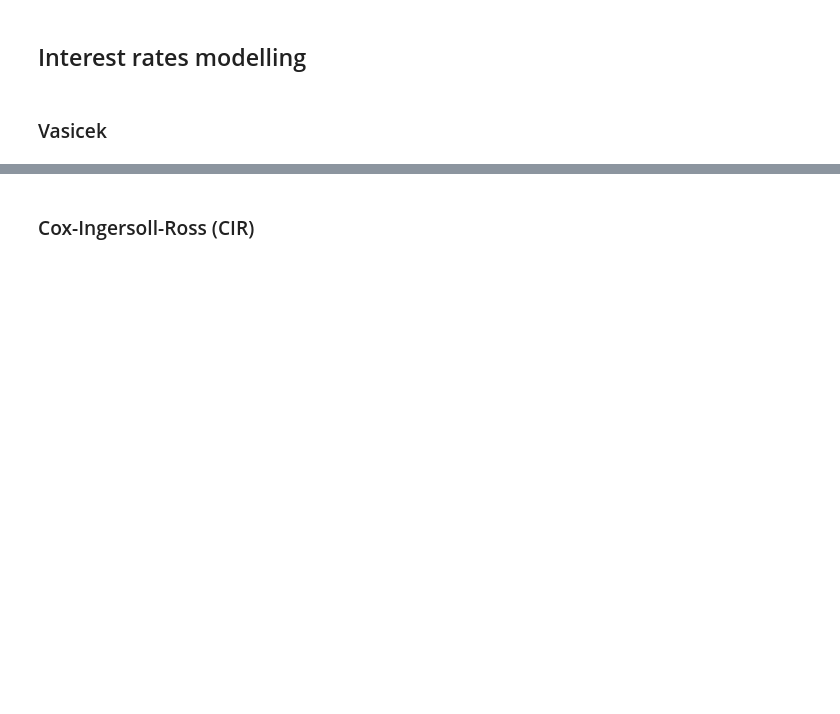
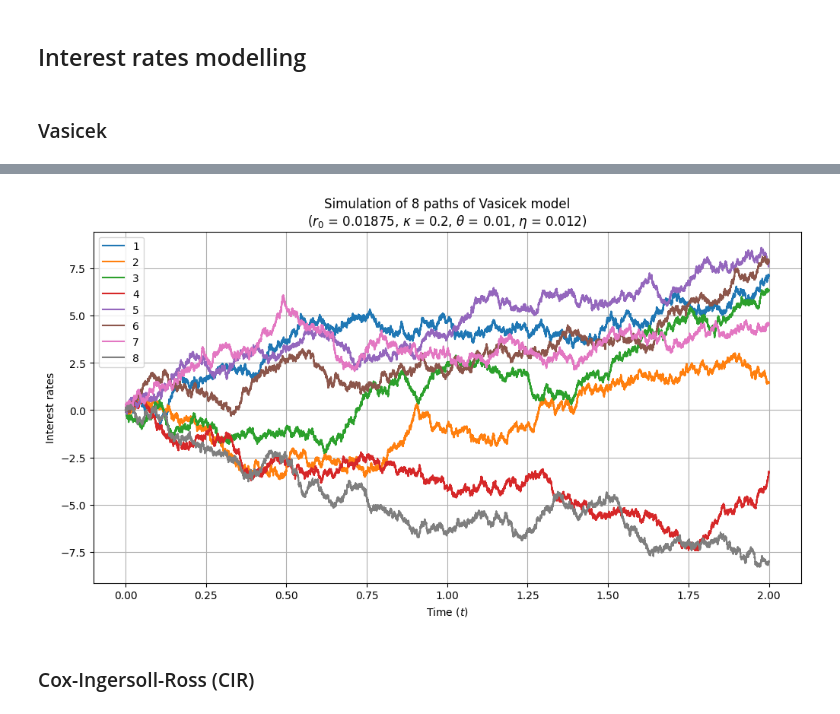
Before and after one commit to lcsrodriguez/CuttingEdge-Milliman, a Jupyter notebook: main.ipynb, the cells around one changed output, grey strips where cells are left out. Saved outputs shown, nothing was run; the diff lists cells and outputs as text; code cells hidden in the pictures; blank space fills up the shorter version.

```diff
--- a/main.ipynb
+++ b/main.ipynb
@@ -57,18 +57,20 @@ class VasicekModel:
         """
         Hard string representation
         """
-        return f"Vasicek model (r0 = {self.r0}, kappa = {self.kappa}, theta = {self.theta}, eta = {self.eta})"
+        return f"Vasicek model {model.get_parameter_string(onLaTeX=False)})"
 
     def __str__(self) -> str:
         """
         Gentle string representation
         """
-        return f"Vasicek model (r0 = {self.r0}, kappa = {self.kappa}, theta = {self.theta}, eta = {self.eta})"
+        return f"Vasicek model {model.get_parameter_string(onLaTeX=False)}"
 
-    def get_parameter_string(self) -> str:
+    def get_parameter_string(self, onLaTeX: bool = True) -> str:
         """
         Function returning a user-friendly string displaying the model parameters values
         """
+        if onLaTeX:
+            return f"($r_0$ = {self.r0}, $\kappa$ = {self.kappa}, $\\theta$ = {self.theta}, $\eta$ = {self.eta})"
         return f"(r0 = {self.r0}, kappa = {self.kappa}, theta = {self.theta}, eta = {self.eta})"
 
     def simulate_path(self, scheme: Scheme = Scheme.EULER, **kwargs) -> dict:
@@ -194,3 +160,13 @@ def sim_rates_vasicek_exact(m: VasicekModel = dftVasicek) -> np.ndarray:
+# %%
+# Simulation of several trajectories
+NB_TRAJECTORIES = 8
+_ = cast_df(model.simulate_paths(NB_TRAJECTORIES, T = 2)).T.plot(x = 0, y = list(range(1, NB_TRAJECTORIES + 1)), figsize=(12, 6))
+_ = plt.grid()
+_ = plt.xlabel("Time ($t$)")
+_ = plt.ylabel("Interest rates")
+_ = plt.title(f"Simulation of {NB_TRAJECTORIES} paths of Vasicek model\n{model.get_parameter_string()}")
+# %% [output]
+[figure, added]
 # %%
 # Normality test (Shapiro-Wilk + Jarque-Bera)
 TEST_THRESHOLD_ALPHA = 5e-2 # Threshold for p-value
```
Also changed, not shown: parts of 16 cells of this notebook.
